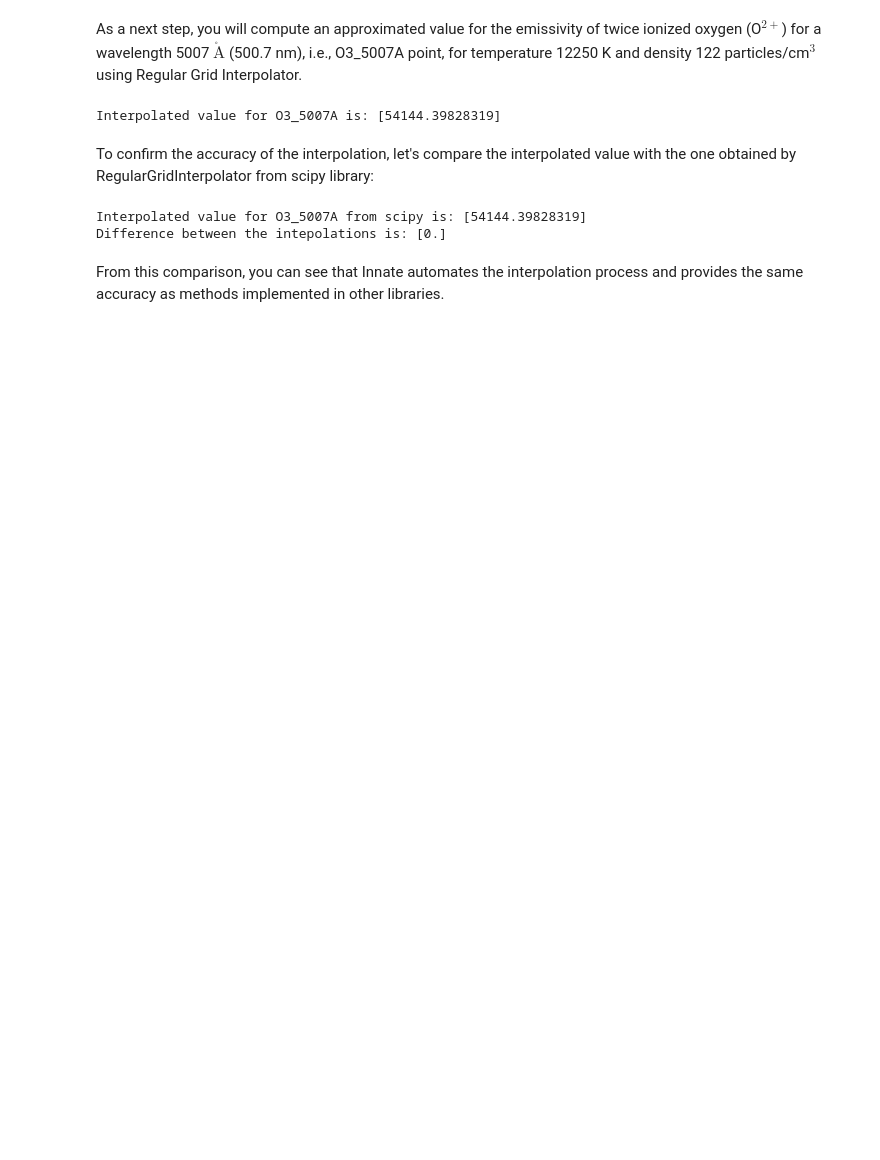
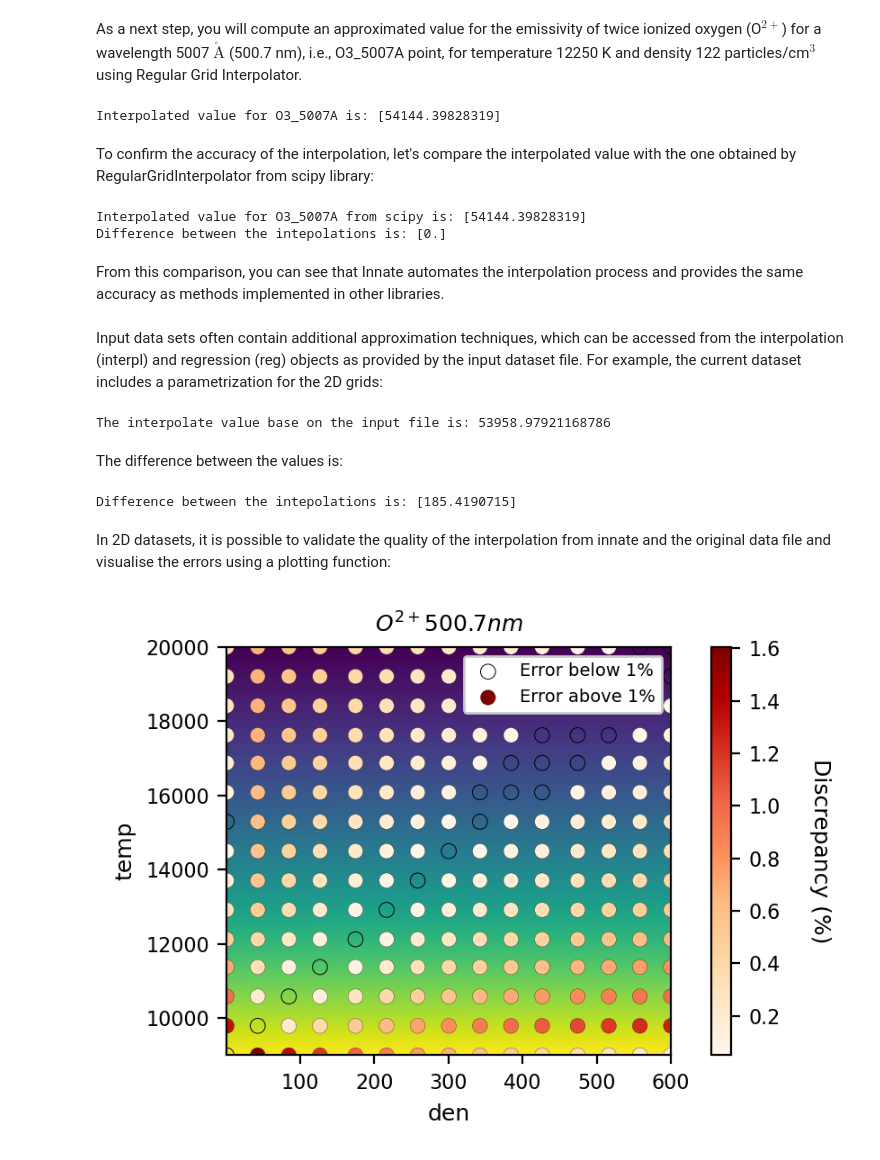
Before and after one commit to Vital-Fernandez/innate, a Jupyter notebook: docs/source/tutorials/1_load_dataset.ipynb, the cells around one changed output. Saved outputs shown, nothing was run; the diff lists cells and outputs as text; code cells hidden in the pictures; blank space fills up the shorter version.

```diff
--- a/docs/source/tutorials/1_load_dataset.ipynb
+++ b/docs/source/tutorials/1_load_dataset.ipynb
@@ -57,3 +57,23 @@ Interpolated value for O3_5007A from scipy is: [54144.39828319]
 Difference between the intepolations is: [0.]
 # %% [markdown]
 From this comparison, you can see that Innate automates the interpolation process and provides the same accuracy as methods implemented in other libraries.
+# %% [markdown]
+Input data sets often contain additional approximation techniques, which can be accessed from the interpolation (interpl) and regression (reg) objects as provided by the input dataset file. For example, the current dataset includes a parametrization for the 2D grids:
+# %%
+default_interp = np.power(10, emissivities['O3_5007A'].approx.reg.eqn(12250, 122))
+print(f'The interpolate value base on the input file is: {default_interp}')
+# %% [output]
+The interpolate value base on the input file is: 53958.97921168786
+# %% [markdown]
+The difference between the values is:
+# %%
+difference_default = interp_value_innate - default_interp
+print(f'Difference between the intepolations is: {difference_default}')
+# %% [output]
+Difference between the intepolations is: [185.4190715]
+# %% [markdown]
+In 2D datasets, it is possible to validate the quality of the interpolation from innate and the original data file and visualise the errors using a plotting function:
+# %%
+emissivities['O3_5007A'].plot.matrix_diagnostic(ax_cfg={'title': '$O^{2+} 500.7nm$'})
+# %% [output]
+[figure, added]
```
Also changed, not shown: parts of 5 cells of this notebook.
